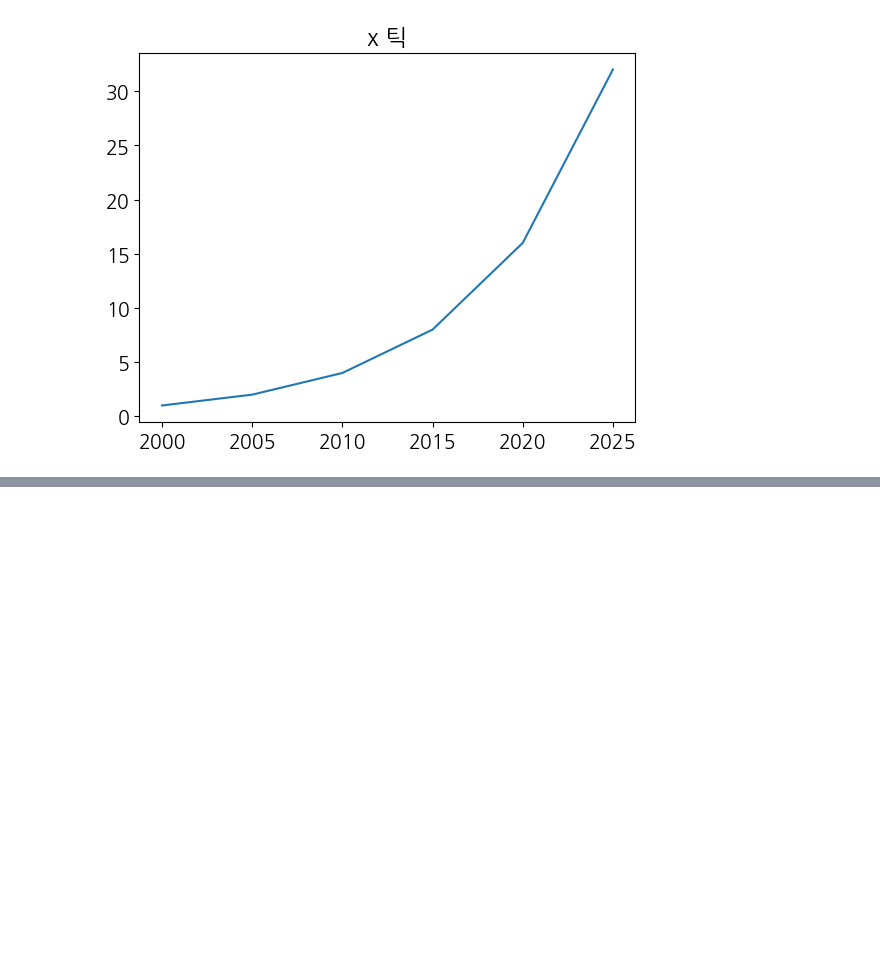
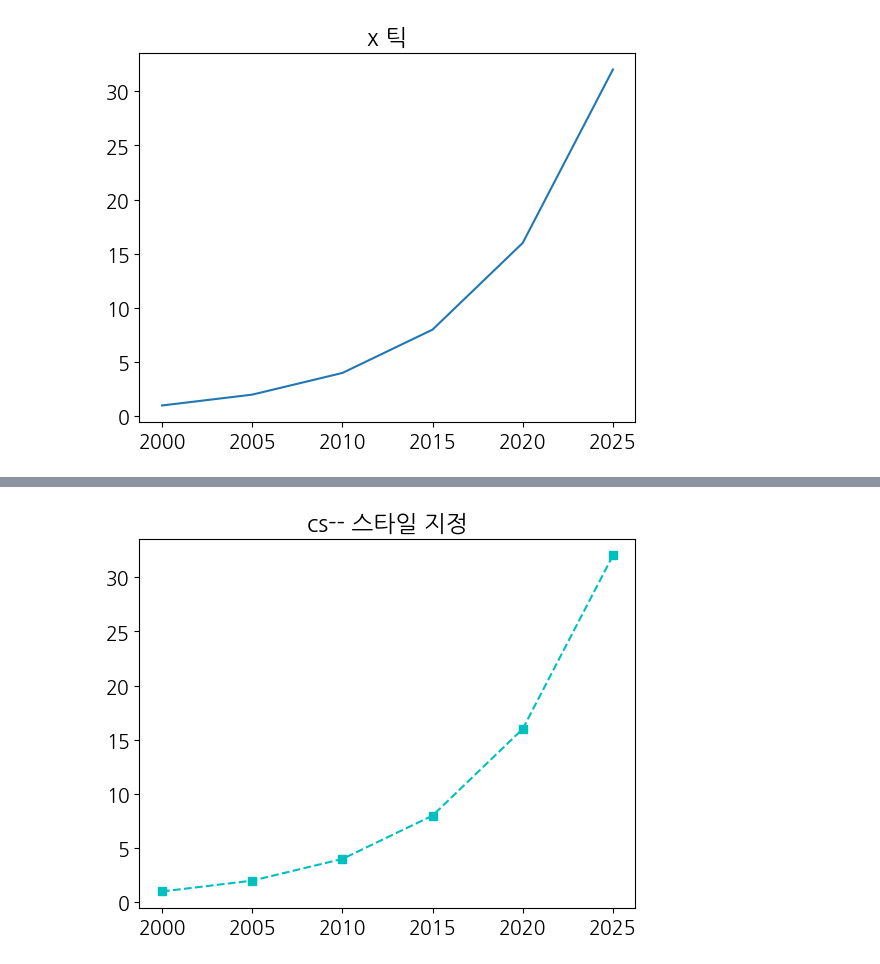
Before and after one commit to developernagk/STIS, a Jupyter notebook: pythonworkspace/matplotlib_visualize_data/matplotlib_basic.ipynb, the cells around one changed output, grey strips where cells are left out. Cells and saved outputs as stored; diff of their text form; code cells hidden in the pictures; blank space fills up the shorter version.

```diff
--- a/pythonworkspace/matplotlib_visualize_data/matplotlib_basic.ipynb
+++ b/pythonworkspace/matplotlib_visualize_data/matplotlib_basic.ipynb
@@ -87,0 +98,6 @@ plt.show()
+# %%
+plt.title('cs-- 스타일 지정')
+plt.plot([2000, 2005, 2010, 2015, 2020, 2025], [1, 2, 4, 8, 16,32], 'cs--')
+plt.show()
+# %% [output]
+[figure, added]
```
Also changed, not shown: parts of 16 cells of this notebook.
